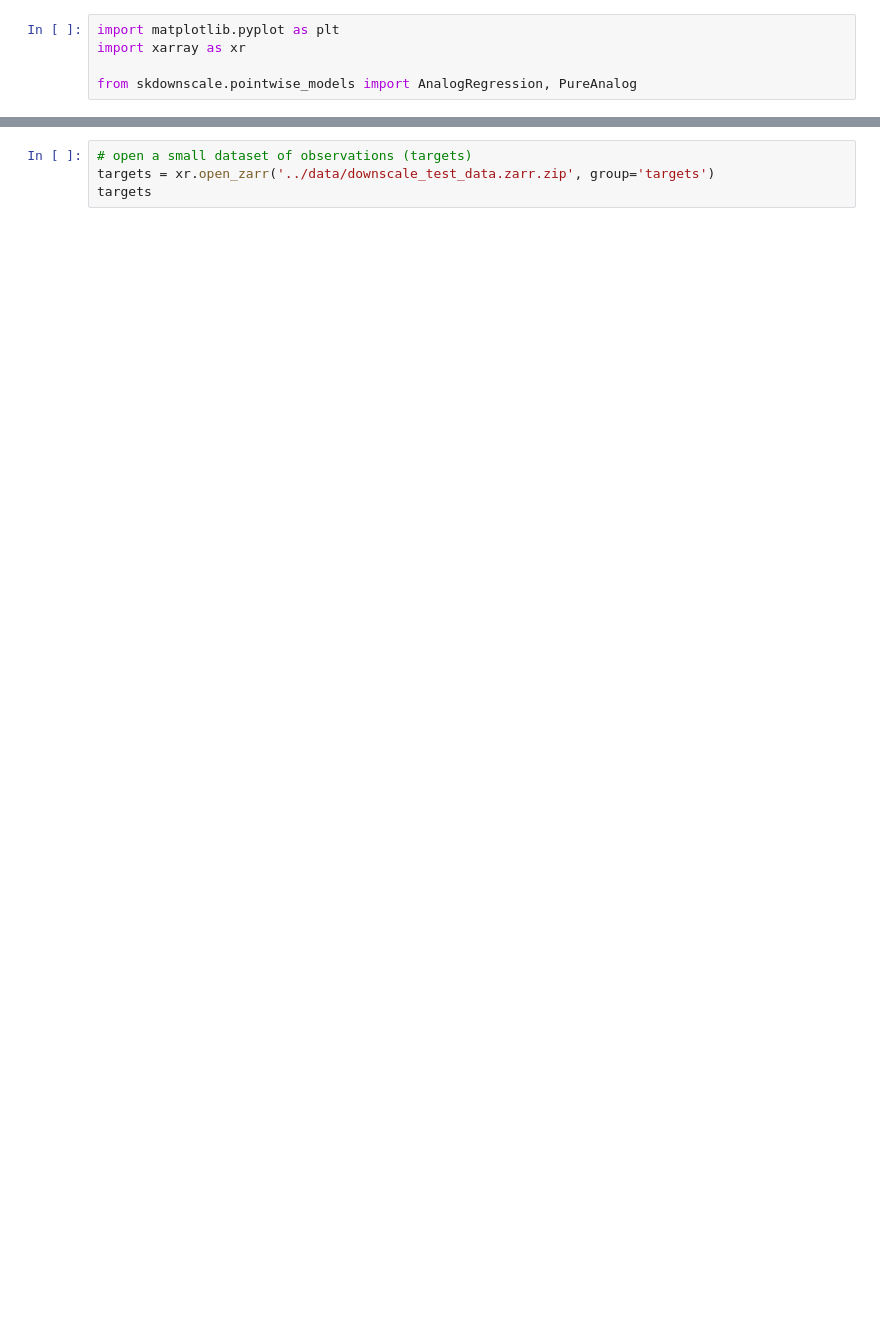
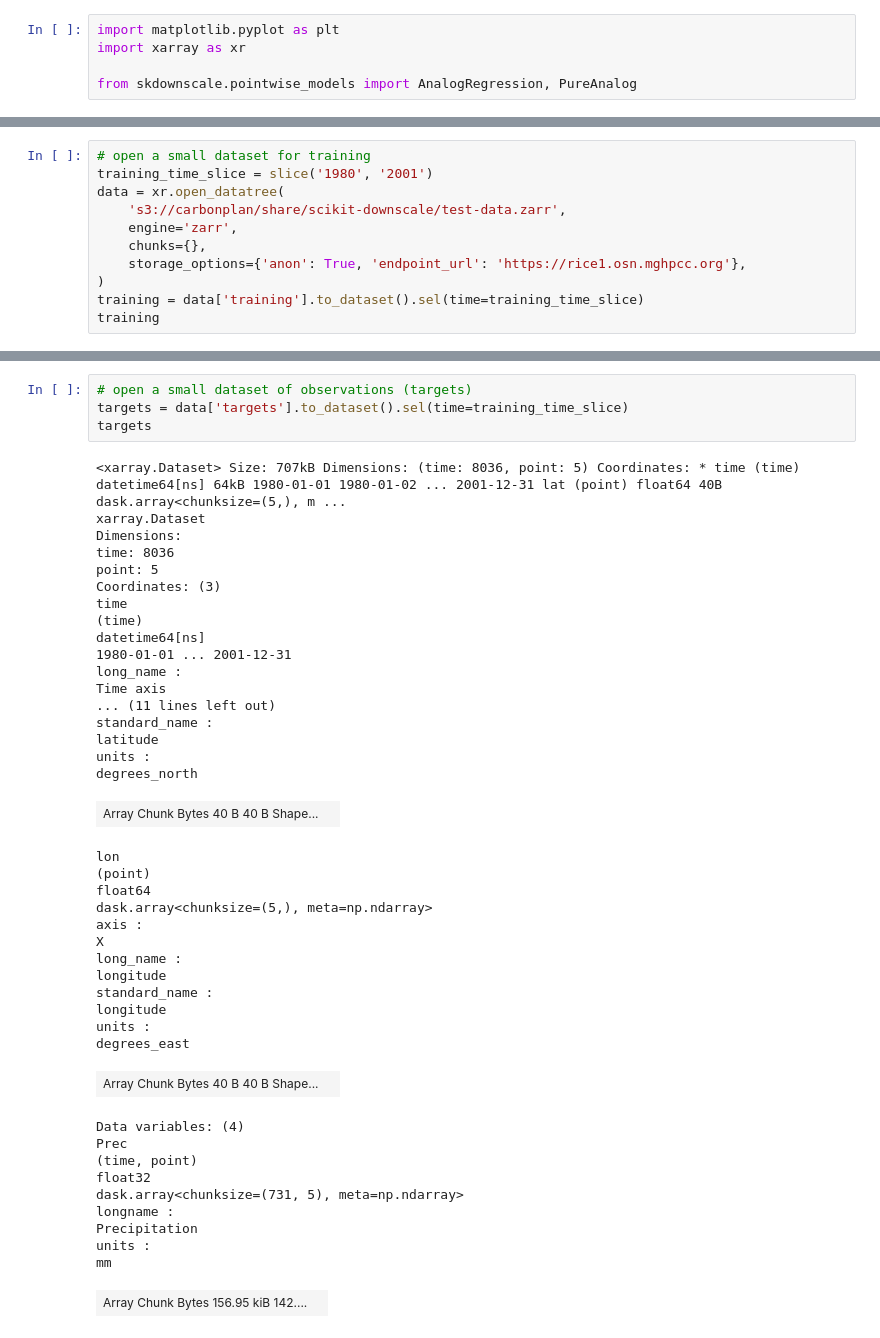
Before and after one commit to pangeo-data/scikit-downscale, a Jupyter notebook: examples/gard_example.ipynb, the cells around one changed output, grey strips where cells are left out. Drawn from its saved outputs; the diff is of its cells as text; blank space fills up the shorter version.

```diff
--- a/examples/gard_example.ipynb
+++ b/examples/gard_example.ipynb
@@ -9,0 +6,11 @@ training
+# %%
+# open a small dataset for training
+training_time_slice = slice('1980', '2001')
+data = xr.open_datatree(
+    's3://carbonplan/share/scikit-downscale/test-data.zarr',
+    engine='zarr',
+    chunks={},
+    storage_options={'anon': True, 'endpoint_url': 'https://rice1.osn.mghpcc.org'},
+)
+training = data['training'].to_dataset().sel(time=training_time_slice)
+training
@@ -10,4 +35,46 @@ training
 # %%
 # open a small dataset of observations (targets)
-targets = xr.open_zarr('../data/downscale_test_data.zarr.zip', group='targets')
+targets = data['targets'].to_dataset().sel(time=training_time_slice)
 targets
+# %% [output]
+<xarray.Dataset> Size: 707kB Dimensions: (time: 8036, point: 5) Coordinates: * time (time) datetime64[ns] 64kB 1980-01-01 1980-01-02 ... 2001-12-31 lat (point) float64 40B dask.array<chunksize=(5,), m ...
+xarray.Dataset
+Dimensions:
+time: 8036
+point: 5
+Coordinates: (3)
+time
+(time)
+datetime64[ns]
+1980-01-01 ... 2001-12-31
+long_name :
+Time axis
+... (11 lines left out)
+standard_name :
+latitude
+units :
+degrees_north
+| Array Chunk Bytes 40 B 40 B Shape... |  |
+lon
+(point)
+float64
+dask.array<chunksize=(5,), meta=np.ndarray>
+axis :
+X
+long_name :
+longitude
+standard_name :
+longitude
+units :
+degrees_east
+| Array Chunk Bytes 40 B 40 B Shape... |  |
+Data variables: (4)
+Prec
+(time, point)
+float32
+dask.array<chunksize=(731, 5), meta=np.ndarray>
+longname :
+Precipitation
+units :
+mm
+| Array Chunk Bytes 156.95 kiB 142.... |  |
```
Also changed, not shown: parts of 6 cells of this notebook, 13 other files.
